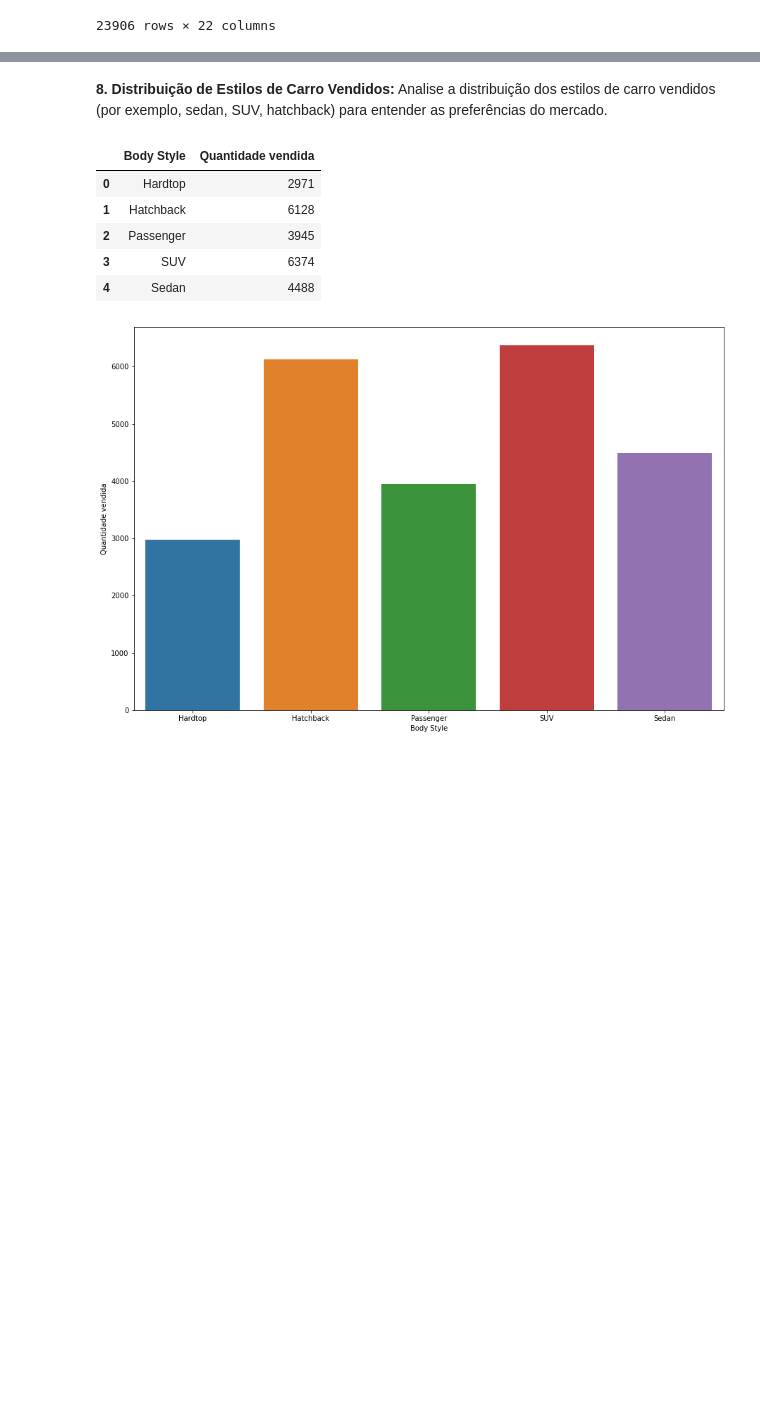
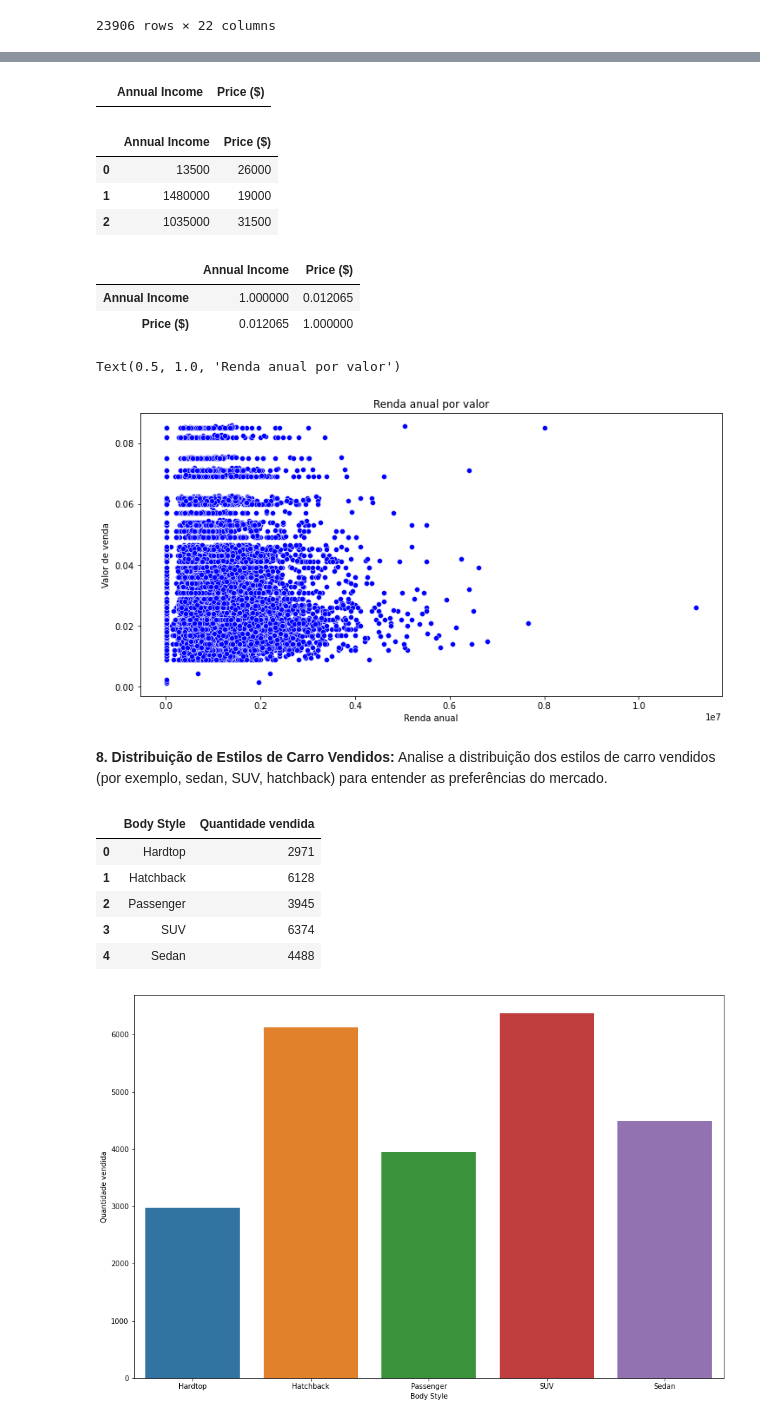
Before and after one commit to GabrielVila/Car-Sales-Report, a Jupyter notebook: projeto_carro.ipynb, the cells around one changed output, grey strips where cells are left out. Saved outputs shown, nothing was run; the diff lists cells and outputs as text; code cells hidden in the pictures; blank space fills up the shorter version.

```diff
--- a/projeto_carro.ipynb
+++ b/projeto_carro.ipynb
@@ -659,3 +630,6 @@ dados_mapeados.corr()
 | Body Style_Passenger | 0.011016 | -0.006474 | NaN | 0.012296 | 0.025606 | 0.006100 | -0.023814 | 0.022532 | ... |
 | Body Style_SUV | -0.006216 | -0.006258 | NaN | 0.050351 | -0.053925 | 0.030834 | -0.010454 | -0.023142 | ... |
 | Body Style_Sedan | -0.003646 | -0.001096 | NaN | -0.051268 | 0.056649 | -0.037408 | 0.017351 | 0.022256 | ... |
+# %%
+renda_preco = dados[['Annual Income', 'Price ($)']]
+renda_preco
@@ -662,3 +650,31 @@ dados_mapeados.corr()
+# %%
+renda_preco[renda_preco['Price ($)'] == 0]
+# %% [output]
+|  | Annual Income | Price ($) |
+# %%
+renda_preco.head(3)
+# %% [output]
+|  | Annual Income | Price ($) |
+| 0 | 13500 | 26000 |
+| 1 | 1480000 | 19000 |
+| 2 | 1035000 | 31500 |
+# %%
+#Correlação entre renda e preço do carro
+renda_preco.corr()
+# %% [output]
+|  | Annual Income | Price ($) |
+| Annual Income | 1.000000 | 0.012065 |
+| Price ($) | 0.012065 | 1.000000 |
+# %%
+plt.figure(figsize=(12, 6))
+
+sns.scatterplot(x = renda_preco['Annual Income'], y = renda_preco['Price ($)']/10**6, color = 'blue')
+plt.xlabel('Renda anual')
+plt.ylabel('Valor de venda')
+plt.title('Renda anual por valor')
+# %% [output]
+Text(0.5, 1.0, 'Renda anual por valor')
+[figure, added]
 # %% [markdown]
 **8. Distribuição de Estilos de Carro Vendidos:** Analise a distribuição dos estilos de carro vendidos (por exemplo, sedan, SUV, hatchback) para entender as preferências do mercado.
 # %%
```
Also changed, not shown: parts of 6 cells of this notebook.
